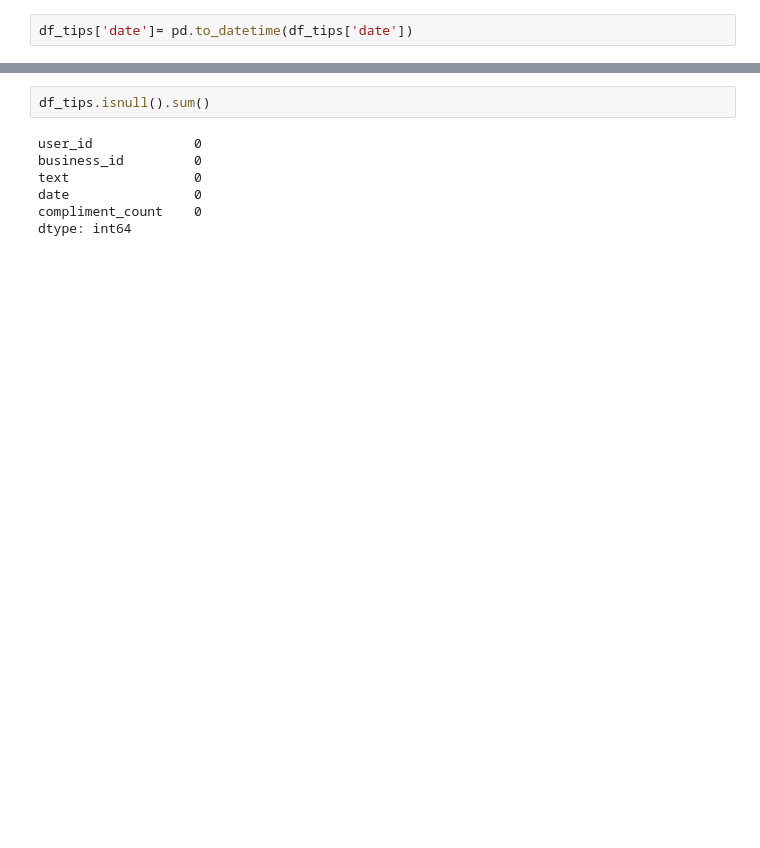
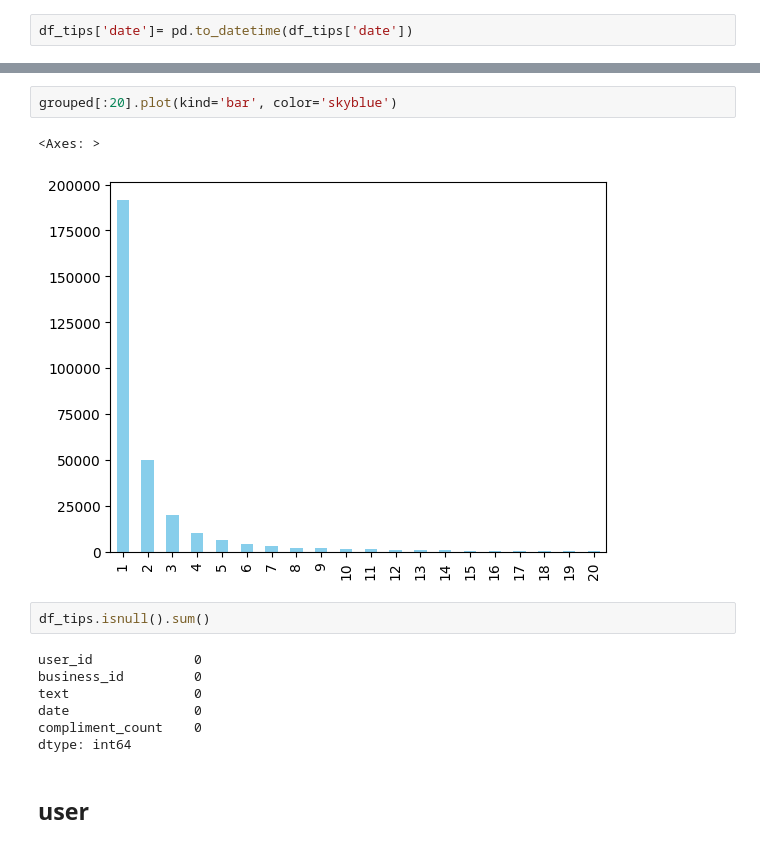
Before and after one commit to Dyouvrean/Yelp-Business-Analysis, a Jupyter notebook: Script.ipynb, the cells around one changed output, grey strips where cells are left out. Cells and saved outputs as stored; diff of their text form; blank space fills up the shorter version.

```diff
--- a/Script.ipynb
+++ b/Script.ipynb
@@ -147,3 +131,8 @@ Length: 319, dtype: int64
+# %%
+grouped[:20].plot(kind='bar', color='skyblue')
+# %% [output]
+<Axes: >
+[figure, added]
 # %%
 df_tips.isnull().sum()
 # %% [output]
@@ -153,3 +142,5 @@ text                0
 date                0
 compliment_count    0
 dtype: int64
+# %% [markdown]
+##  user
```
Also changed, not shown: parts of 20 cells of this notebook.
